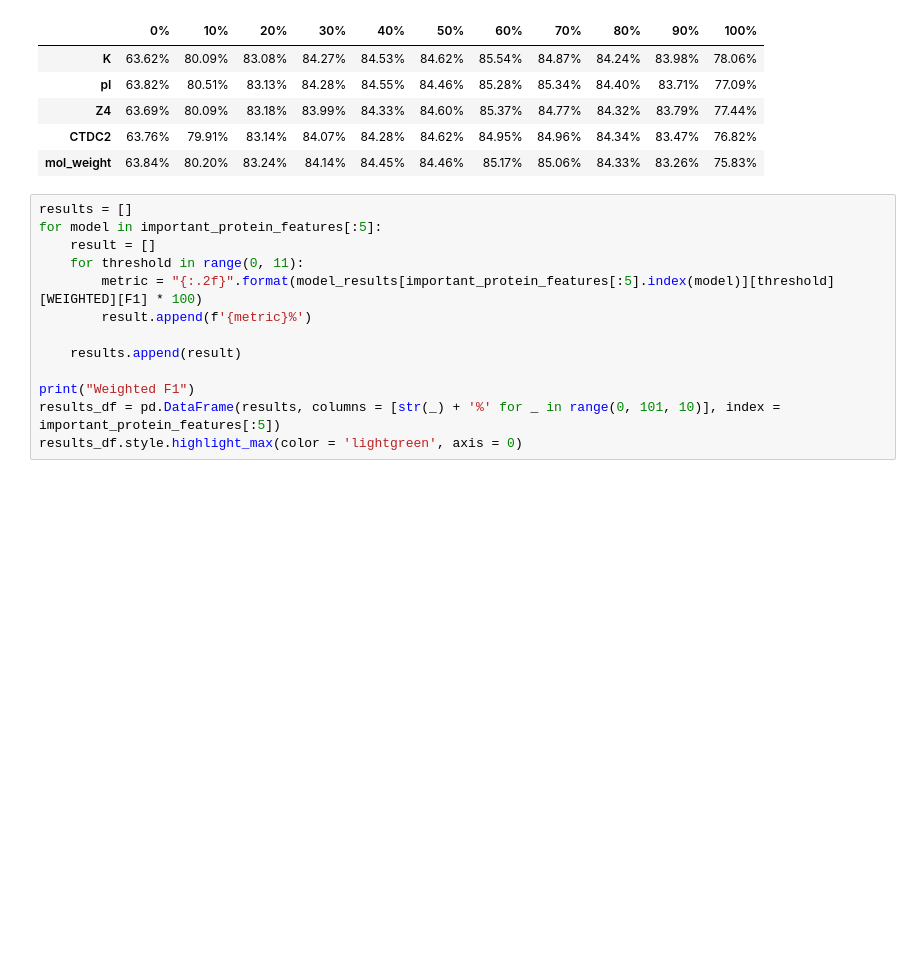
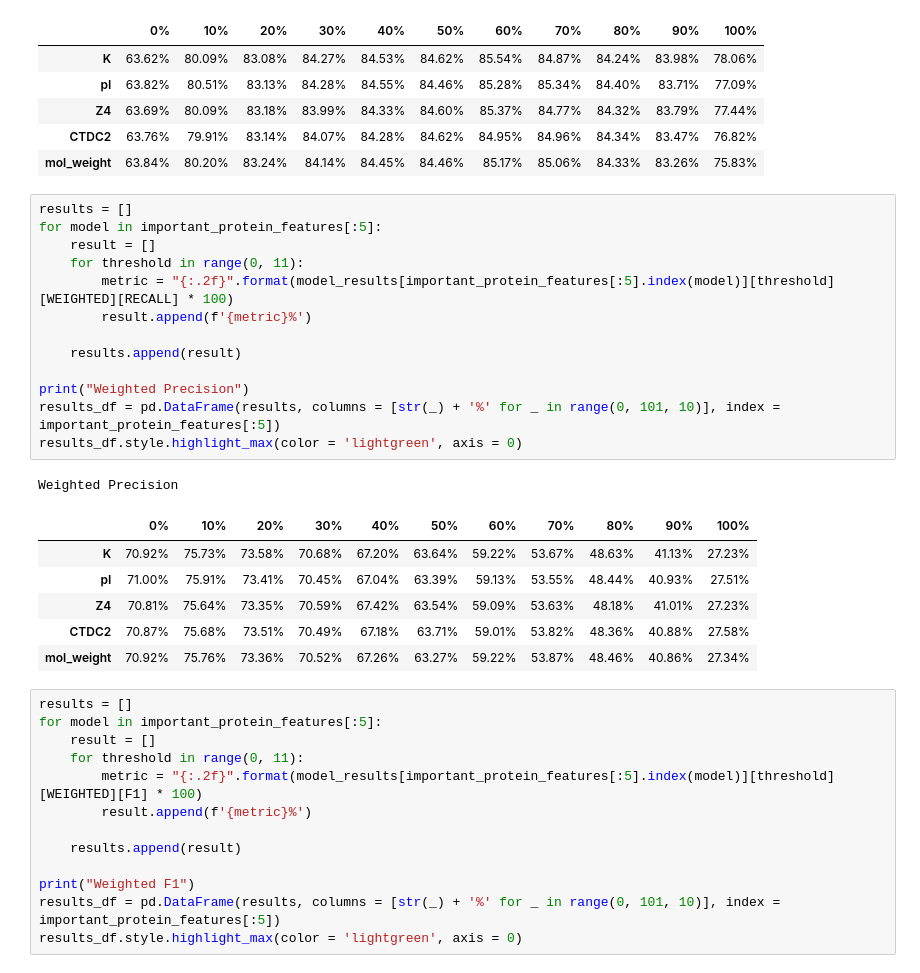
Before and after one commit to bioinfodlsu/phage-host-prediction, a Jupyter notebook: experiments/6. Classifier Building & Evaluation.ipynb, the cells around one changed output. Saved outputs shown, nothing was run; the diff lists cells and outputs as text; blank space fills up the shorter version.

Commit message:
Rerun notebook to include recall for ProtT5 + protein

```diff
--- a/experiments/6. Classifier Building & Evaluation.ipynb
+++ b/experiments/6. Classifier Building & Evaluation.ipynb
@@ -552,6 +552,27 @@ Weighted Precision
 | Z4 | 63.69% | 80.09% | 83.18% | 83.99% | 84.33% | 84.60% | 85.37% | 84.77% | 84.32% | 83.79% | 77.44% |
 | CTDC2 | 63.76% | 79.91% | 83.14% | 84.07% | 84.28% | 84.62% | 84.95% | 84.96% | 84.34% | 83.47% | 76.82% |
 | mol_weight | 63.84% | 80.20% | 83.24% | 84.14% | 84.45% | 84.46% | 85.17% | 85.06% | 84.33% | 83.26% | 75.83% |
+# %%
+results = []
+for model in important_protein_features[:5]:
+    result = []
+    for threshold in range(0, 11):
+        metric = "{:.2f}".format(model_results[important_protein_features[:5].index(model)][threshold][WEIGHTED][RECALL] * 100)
+        result.append(f'{metric}%')
+
+    results.append(result)
+
+print("Weighted Precision")
+results_df = pd.DataFrame(results, columns = [str(_) + '%' for _ in range(0, 101, 10)], index = important_protein_features[:5])
+results_df.style.highlight_max(color = 'lightgreen', axis = 0)
+# %% [output]
+Weighted Precision
+|  | 0% | 10% | 20% | 30% | 40% | 50% | 60% | 70% | 80% | 90% | 100% |
+| K | 70.92% | 75.73% | 73.58% | 70.68% | 67.20% | 63.64% | 59.22% | 53.67% | 48.63% | 41.13% | 27.23% |
+| pI | 71.00% | 75.91% | 73.41% | 70.45% | 67.04% | 63.39% | 59.13% | 53.55% | 48.44% | 40.93% | 27.51% |
+| Z4 | 70.81% | 75.64% | 73.35% | 70.59% | 67.42% | 63.54% | 59.09% | 53.63% | 48.18% | 41.01% | 27.23% |
+| CTDC2 | 70.87% | 75.68% | 73.51% | 70.49% | 67.18% | 63.71% | 59.01% | 53.82% | 48.36% | 40.88% | 27.58% |
+| mol_weight | 70.92% | 75.76% | 73.36% | 70.52% | 67.26% | 63.27% | 59.22% | 53.87% | 48.46% | 40.86% | 27.34% |
 # %%
 results = []
 for model in important_protein_features[:5]:
```
Also changed, not shown: 28 other files.
